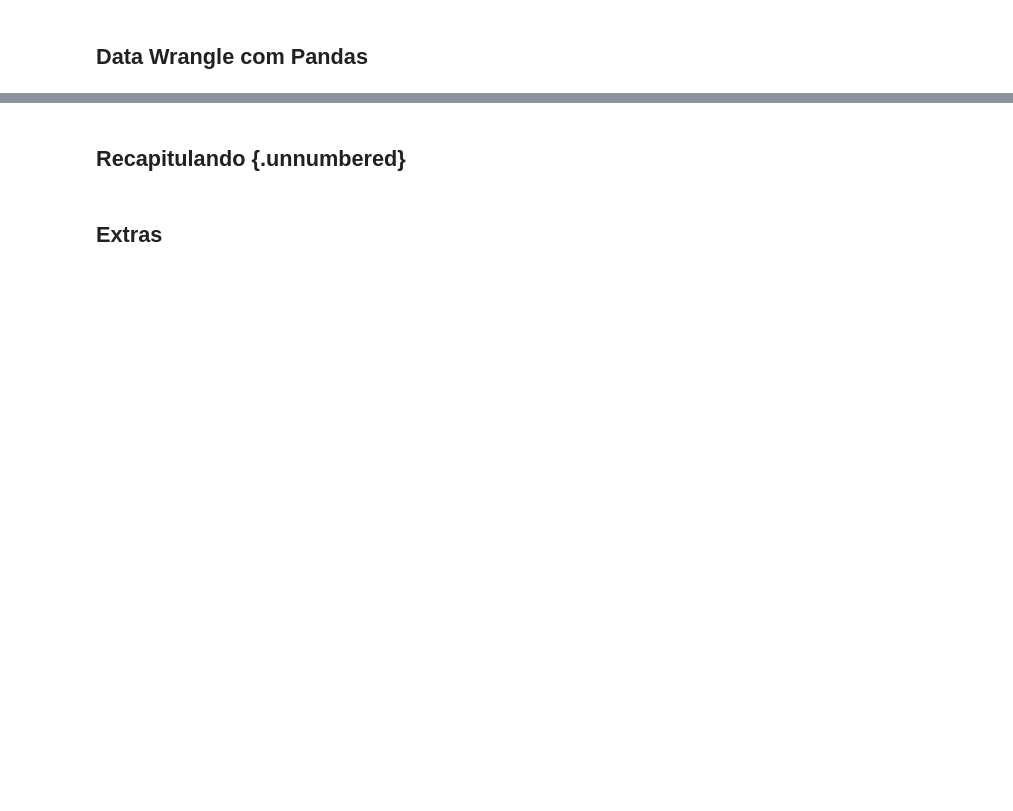
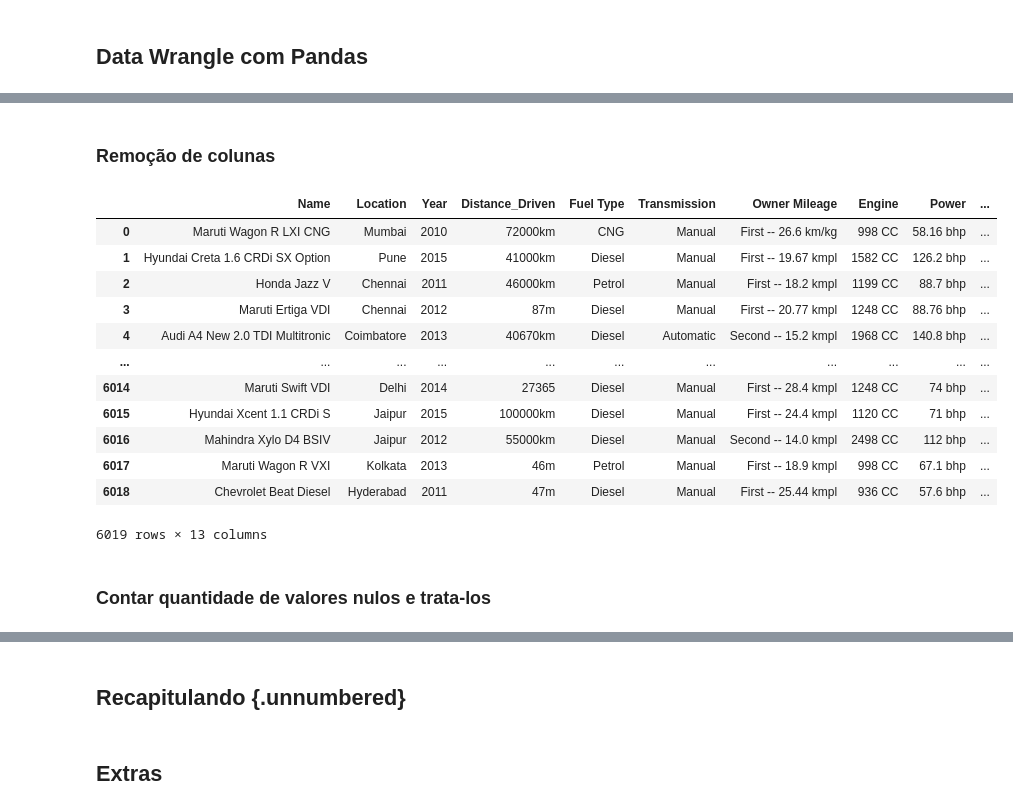
Before and after one commit to gvcode/trainee, a Jupyter notebook: aula4-cd-manipulacao.ipynb, the cells around one changed output, grey strips where cells are left out. Drawn from its saved outputs; the diff is of its cells as text; code cells hidden in the pictures; blank space fills up the shorter version.

```diff
--- a/aula4-cd-manipulacao.ipynb
+++ b/aula4-cd-manipulacao.ipynb
@@ -199,3 +199,12 @@ tables_links = {
 for i in tables_links.keys():
     globals()[i] = pd.read_csv(tables_links[i])
  -->
+# %%
+import pandas as pd
+
+# Carregar os dados
+df = pd.read_csv("C:\\Users\\Usuario\\Downloads\\car.csv")
+display(df["Unnamed: 0"])
+display(df.head())
+
+display(df.info())
@@ -201,0 +248,21 @@ for i in tables_links.keys():
+# %% [markdown]
+### Remoção de colunas
+# %%
+df = df.drop("Unnamed: 0", axis=1)
+display(df)
+# %% [output]
+|  | Name | Location | Year | Distance_Driven | Fuel Type | Transmission | Owner Mileage | Engine | Power | ... |
+| 0 | Maruti Wagon R LXI CNG | Mumbai | 2010 | 72000km | CNG | Manual | First -- 26.6 km/kg | 998 CC | 58.16 bhp | ... |
+| 1 | Hyundai Creta 1.6 CRDi SX Option | Pune | 2015 | 41000km | Diesel | Manual | First -- 19.67 kmpl | 1582 CC | 126.2 bhp | ... |
+| 2 | Honda Jazz V | Chennai | 2011 | 46000km | Petrol | Manual | First -- 18.2 kmpl | 1199 CC | 88.7 bhp | ... |
+| 3 | Maruti Ertiga VDI | Chennai | 2012 | 87m | Diesel | Manual | First -- 20.77 kmpl | 1248 CC | 88.76 bhp | ... |
+| 4 | Audi A4 New 2.0 TDI Multitronic | Coimbatore | 2013 | 40670km | Diesel | Automatic | Second -- 15.2 kmpl | 1968 CC | 140.8 bhp | ... |
+| ... | ... | ... | ... | ... | ... | ... | ... | ... | ... | ... |
+| 6014 | Maruti Swift VDI | Delhi | 2014 | 27365 | Diesel | Manual | First -- 28.4 kmpl | 1248 CC | 74 bhp | ... |
+| 6015 | Hyundai Xcent 1.1 CRDi S | Jaipur | 2015 | 100000km | Diesel | Manual | First -- 24.4 kmpl | 1120 CC | 71 bhp | ... |
+| 6016 | Mahindra Xylo D4 BSIV | Jaipur | 2012 | 55000km | Diesel | Manual | Second -- 14.0 kmpl | 2498 CC | 112 bhp | ... |
+| 6017 | Maruti Wagon R VXI | Kolkata | 2013 | 46m | Petrol | Manual | First -- 18.9 kmpl | 998 CC | 67.1 bhp | ... |
+| 6018 | Chevrolet Beat Diesel | Hyderabad | 2011 | 47m | Diesel | Manual | First -- 25.44 kmpl | 936 CC | 57.6 bhp | ... |
+6019 rows × 13 columns
+# %% [markdown]
+### Contar quantidade de valores nulos e trata-los
```
Also changed, not shown: parts of 14 cells of this notebook, 16 other files.
